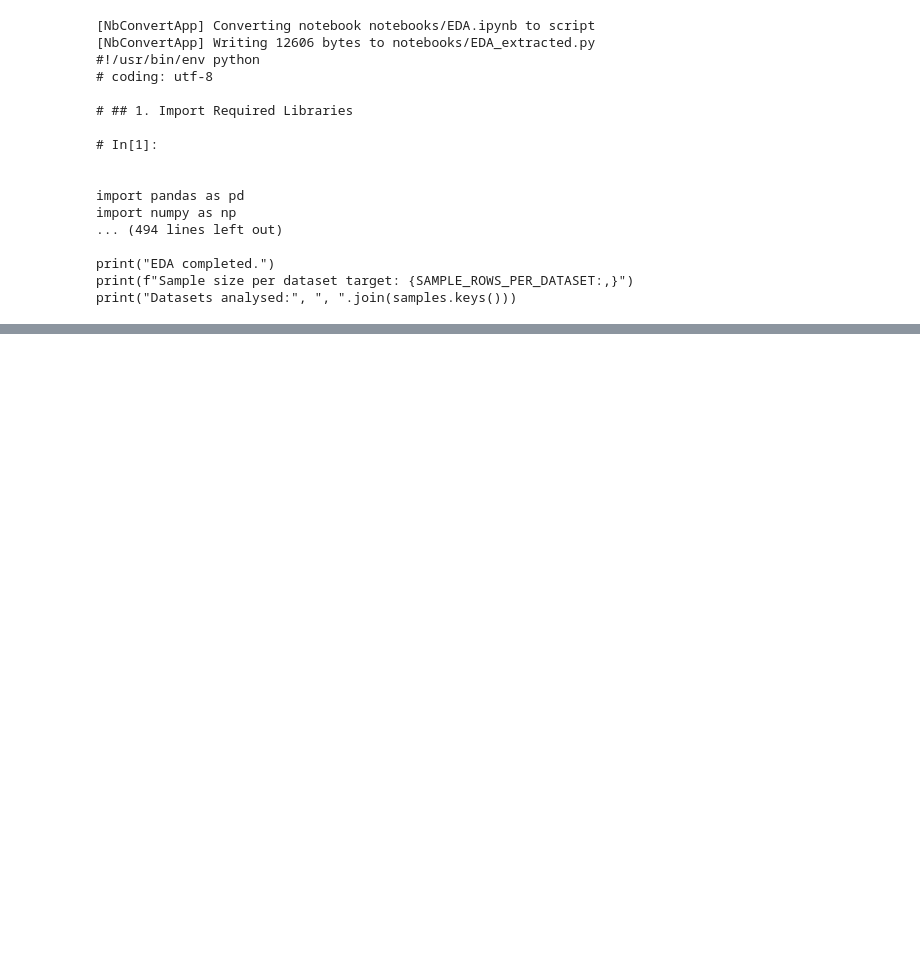
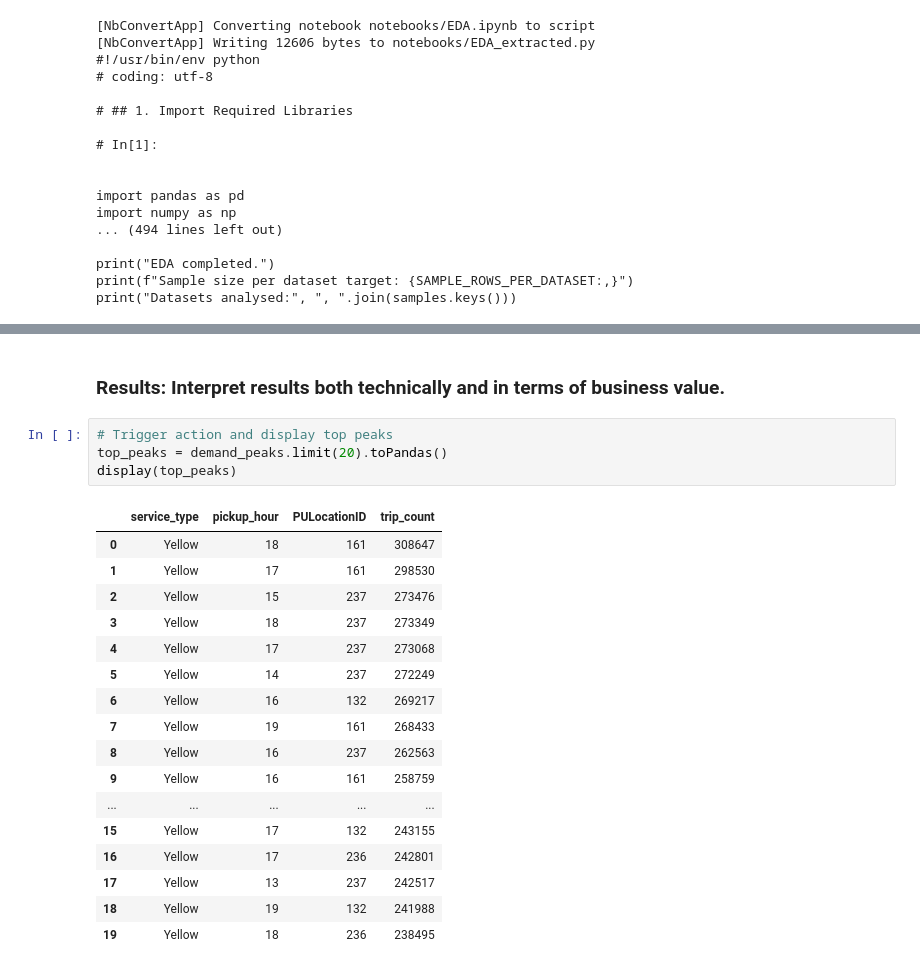
Before and after one commit to Linda-Masia/MIT-805---Vincent-Mabuza-Linda-Masia, a Jupyter notebook: Build_Processing_Set.ipynb, the cells around one changed output, grey strips where cells are left out. Cells and saved outputs as stored; diff of their text form; blank space fills up the shorter version.

```diff
--- a/Build_Processing_Set.ipynb
+++ b/Build_Processing_Set.ipynb
@@ -275,0 +361,24 @@ Suggested report sentence:
+# %% [markdown]
+### Results: Interpret results both technically and in terms of business value.
+# %%
+# Trigger action and display top peaks
+top_peaks = demand_peaks.limit(20).toPandas()
+display(top_peaks)
+# %% [output]
+|  | service_type | pickup_hour | PULocationID | trip_count |
+| 0 | Yellow | 18 | 161 | 308647 |
+| 1 | Yellow | 17 | 161 | 298530 |
+| 2 | Yellow | 15 | 237 | 273476 |
+| 3 | Yellow | 18 | 237 | 273349 |
+| 4 | Yellow | 17 | 237 | 273068 |
+| 5 | Yellow | 14 | 237 | 272249 |
+| 6 | Yellow | 16 | 132 | 269217 |
+| 7 | Yellow | 19 | 161 | 268433 |
+| 8 | Yellow | 16 | 237 | 262563 |
+| 9 | Yellow | 16 | 161 | 258759 |
+| ... | ... | ... | ... | ... |
+| 15 | Yellow | 17 | 132 | 243155 |
+| 16 | Yellow | 17 | 236 | 242801 |
+| 17 | Yellow | 13 | 237 | 242517 |
+| 18 | Yellow | 19 | 132 | 241988 |
+| 19 | Yellow | 18 | 236 | 238495 |
```
Also changed, not shown: parts of 9 cells of this notebook.
